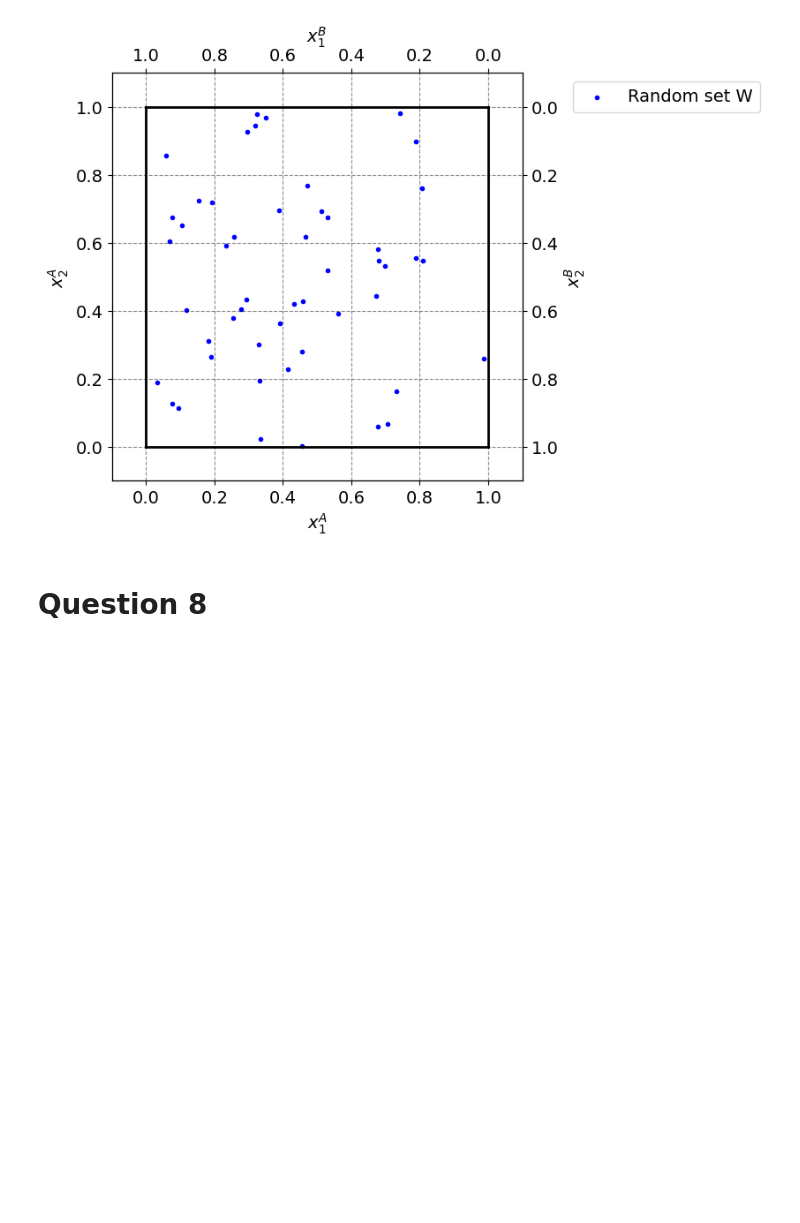
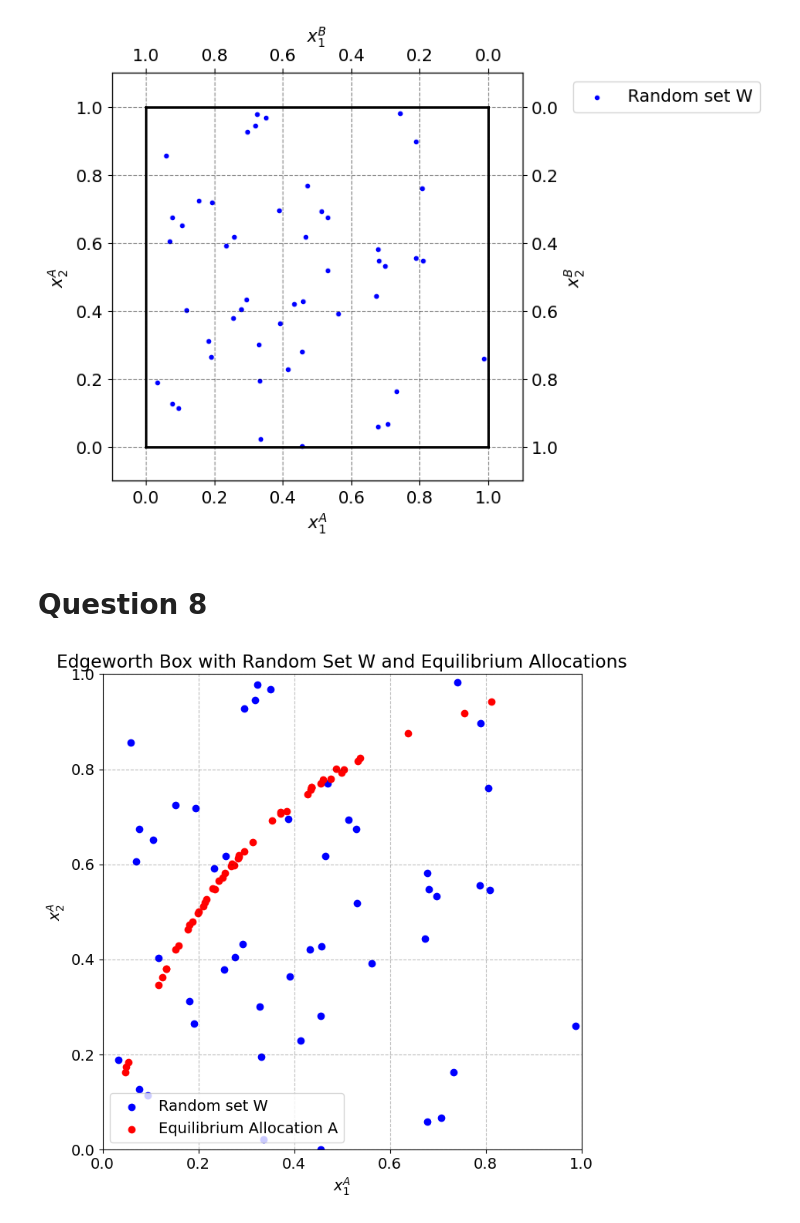
Before and after one commit to NumEconCopenhagen/projects-2024-thomas-lucas-jacob, a Jupyter notebook: inauguralproject/inauguralproject.ipynb, the cells around one changed output. Cells and saved outputs as stored; diff of their text form; code cells hidden in the pictures; blank space fills up the shorter version.

```diff
--- a/inauguralproject/inauguralproject.ipynb
+++ b/inauguralproject/inauguralproject.ipynb
@@ -454,3 +454,47 @@ Edgeworth box with random set W, can be found below
 [figure]
 # %% [markdown]
 # Question 8
+# %%
+# Lists to store equilibrium allocations for A and B
+equilibrium_allocations_A = []
+equilibrium_allocations_B = []
+
+# Loop over each random endowment pair and find the market equilibrium allocation
+for w1A, w2A in zip(w1_A, w2_A):
+    model.par.w1A = w1A
+    model.par.w2A = w2A
+    model.par.w1B = 1 - w1A
+    model.par.w2B = 1 - w2A
+
+    # Find the equilibrium allocations
+    market_price, x1A_eq, x2A_eq = model.find_market_clearing()
+    x1B_eq = 1 - x1A_eq
+    x2B_eq = 1 - x2A_eq
+
+    # Store the allocations
+    equilibrium_allocations_A.append((x1A_eq, x2A_eq))
+    equilibrium_allocations_B.append((x1B_eq, x2B_eq))
+
+# 'equilibrium_allocations_A' with corresponding equilibrium allocations
+fig, ax = plt.subplots(figsize=(8, 8))
+
+# Plot the initial endowments
+ax.scatter(w1_A, w2_A, color='blue', label='Random set W')
+
+# Plot the equilibrium allocations
+ax.scatter(*zip(*equilibrium_allocations_A), color='red', label='Equilibrium Allocation A')
+
+# Set labels and title
+ax.set_xlabel('$x_1^A$')
+ax.set_ylabel('$x_2^A$')
+ax.set_title('Edgeworth Box with Random Set W and Equilibrium Allocations')
+
+# Set axis limits
+ax.set_xlim(0, 1)
+ax.set_ylim(0, 1)
+
+# Create the legend
+ax.legend()
+plt.show()
+# %% [output]
+[figure, added]
```
